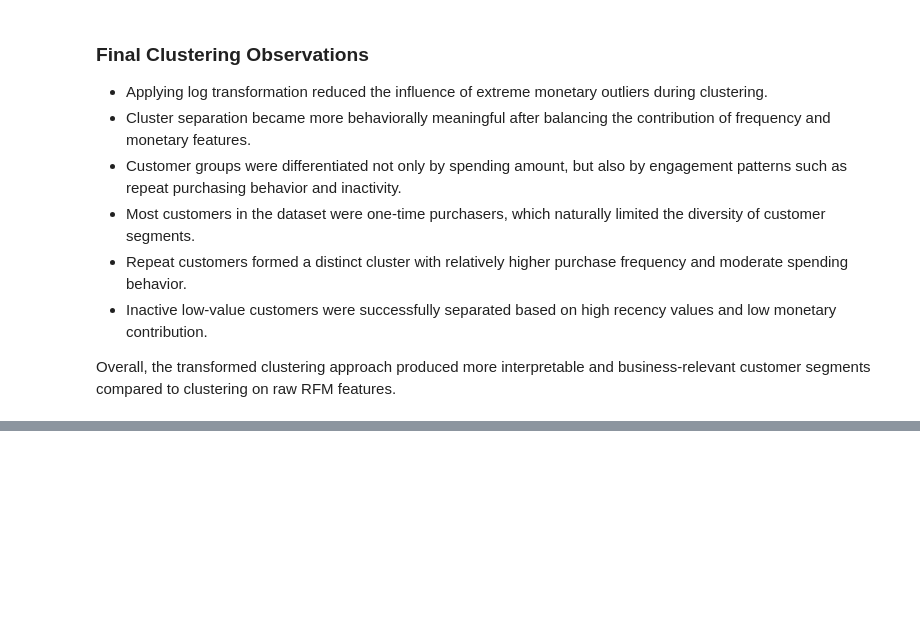
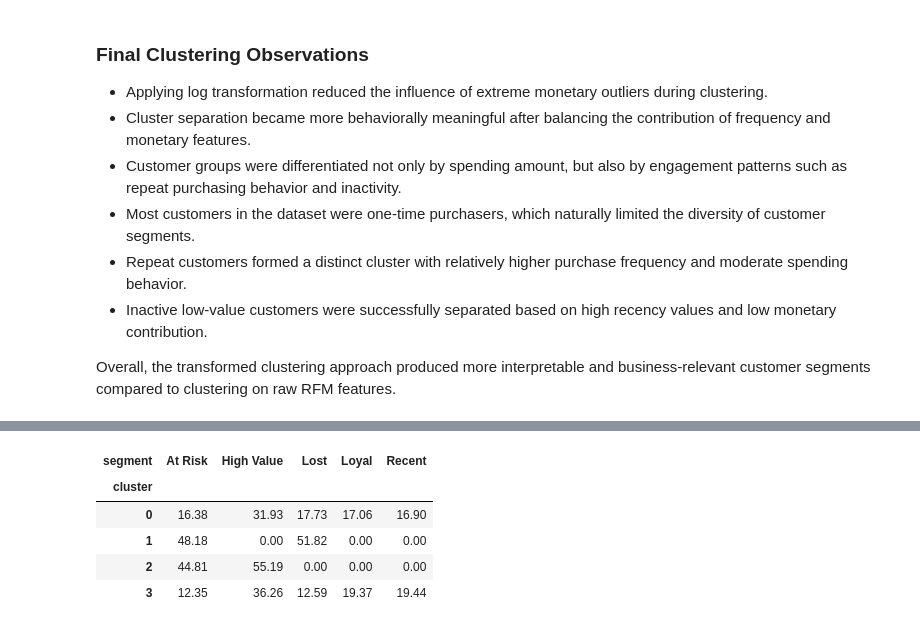
Before and after one commit to NoOne1007/ecommerce-customer-segmentation, a Jupyter notebook: notebooks/03_clustering.ipynb, the cells around one changed output, grey strips where cells are left out. Saved outputs shown, nothing was run; the diff lists cells and outputs as text; code cells hidden in the pictures; blank space fills up the shorter version.

```diff
--- a/notebooks/03_clustering.ipynb
+++ b/notebooks/03_clustering.ipynb
@@ -225,0 +255,15 @@ Overall, the transformed clustering approach produced more interpretable and bus
+# %%
+cluster_segment_pct = pd.crosstab(
+    rfm_log["cluster"],
+    rfm_log["segment"],
+    normalize="index"
+) * 100
+
+cluster_segment_pct.round(2)
+# %% [output]
+| segment | At Risk | High Value | Lost | Loyal | Recent |
+| cluster |  |  |  |  |  |
+| 0 | 16.38 | 31.93 | 17.73 | 17.06 | 16.90 |
+| 1 | 48.18 | 0.00 | 51.82 | 0.00 | 0.00 |
+| 2 | 44.81 | 55.19 | 0.00 | 0.00 | 0.00 |
+| 3 | 12.35 | 36.26 | 12.59 | 19.37 | 19.44 |
```
Also changed, not shown: parts of 6 cells of this notebook, 2 other files.
